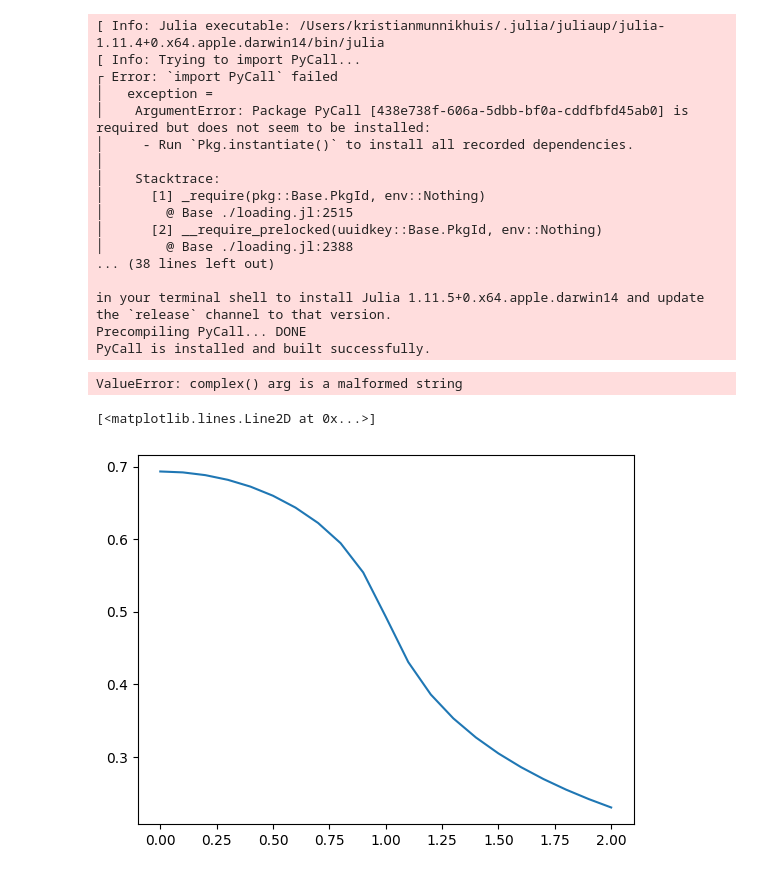
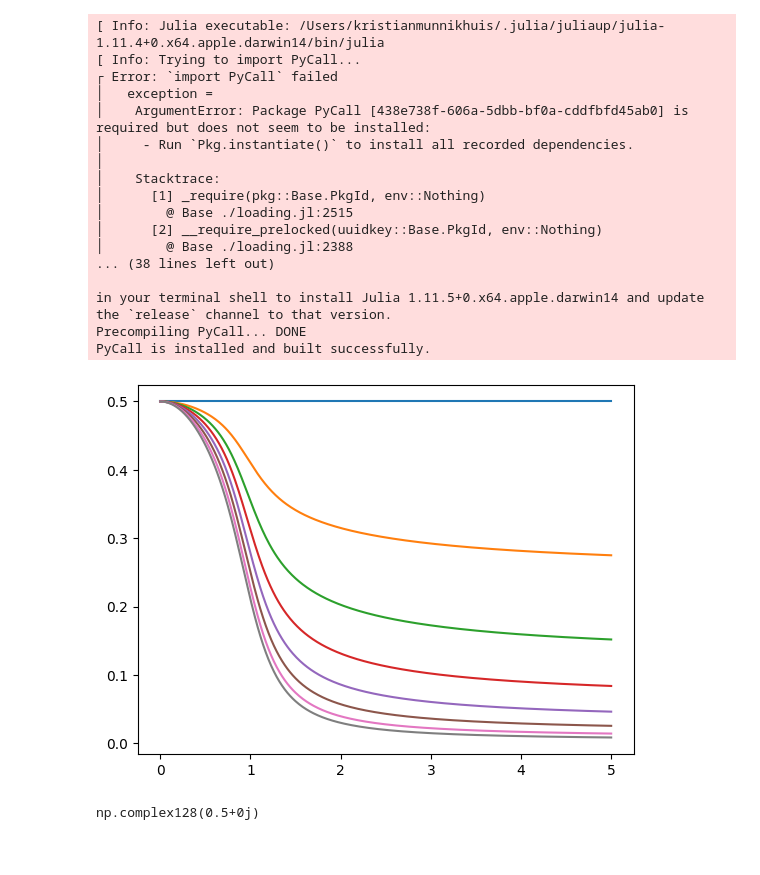
Before and after one commit to KristianMunnikhuis/subsystem_loschmidt_echo, a Jupyter notebook: src/analytical_TFIM_python.ipynb, the cells around one changed output. Saved outputs shown, nothing was run; the diff lists cells and outputs as text; code cells hidden in the pictures.

```diff
--- a/src/analytical_TFIM_python.ipynb
+++ b/src/analytical_TFIM_python.ipynb
@@ -387,0 +374,2 @@ x_vals = np.genfromtxt("../test.txt", delimiter="\t", max_rows=1)
+# %%
+x, y = read_projector_data("../results/partial_projectors/L=8_TFIM_projectors.txt")
@@ -388,14 +398,15 @@ x_vals = np.genfromtxt("../test.txt", delimiter="\t", max_rows=1)
 # %%
-with open("../test.txt") as f:
-    lines = f.readlines()
-
-x_vals = [float(val) for val in lines[0].strip().split('\t')]
-data_line = lines[1].strip().replace("im", "j")
-data = np.array([complex(val.replace(" ", "")) for val in data_line.split('\t')])
+data_list = []
+for line in lines[1:]:
+    formatted_line = line.strip().replace("im", "j")
+    data_array = np.array([complex(val.replace(" ", "")) for val in formatted_line.split('\t')])
+    data_list.append(data_array)
-# %% [output]
-ValueError: complex() arg is a malformed string
-# %%
-plt.plot(x_vals,data)
-# %% [output]
-[<matplotlib.lines.Line2D at 0x...>]
-[figure, removed]
+# %%
+for yi in y:
+    plt.plot(x,yi)
+# %% [output]
+[figure, added]
+# %%
+y[1]
+# %% [output]
+np.complex128(0.5+0j)
```
Also changed, not shown: parts of 4 cells of this notebook, 9 other files.
